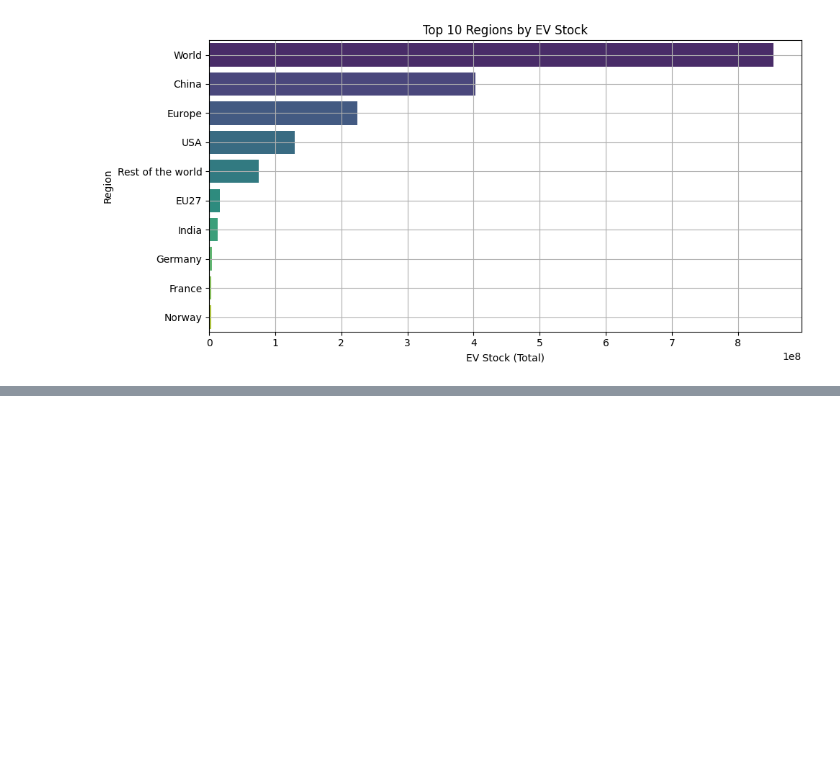
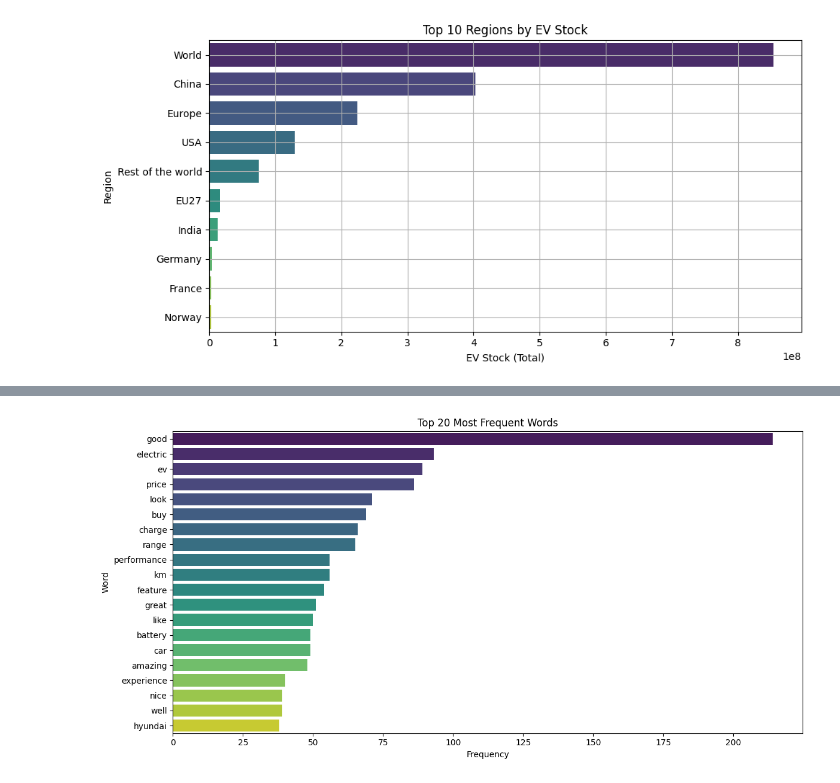
Before and after one commit to ChethasReddy/ev-sentiment-kpi-analysis, a Jupyter notebook: ev_analysis.ipynb, the cells around one changed output, grey strips where cells are left out. Saved outputs shown, nothing was run; the diff lists cells and outputs as text; code cells hidden in the pictures; blank space fills up the shorter version.

```diff
--- a/ev_analysis.ipynb
+++ b/ev_analysis.ipynb
@@ -149,0 +170,6 @@ Years: 2010 - 2024
+# %%
+from sklearn.preprocessing import LabelEncoder
+
+le = LabelEncoder()
+df_reviews["Model_Label"] = le.fit_transform(df_reviews["Model"])
+df_reviews.head()
@@ -149,0 +183,26 @@ Years: 2010 - 2024
+# %%
+from sklearn.feature_extraction.text import CountVectorizer
+from sklearn.decomposition import PCA
+
+df_reviews["cleaned_review"] = df_reviews["tokens"].apply(lambda tokens: " ".join(tokens))
+vectorizer = CountVectorizer(max_features=1000)
+X = vectorizer.fit_transform(df_reviews["cleaned_review"])
+y = df_reviews["Model_Label"]
+
+word_counts = X.toarray().sum(axis=0)
+vocab = vectorizer.get_feature_names_out()
+
+word_freq_df = pd.DataFrame({
+    "word": vocab,
+    "frequency": word_counts,
+}).sort_values(by="frequency", ascending=False).head(20)
+
+plt.figure(figsize=(12,6))
+sns.barplot(x="frequency", y="word", data=word_freq_df, hue='word', palette="viridis")
+plt.title("Top 20 Most Frequent Words")
+plt.xlabel("Frequency")
+plt.ylabel("Word")
+plt.tight_layout()
+plt.show()
+# %% [output]
+[figure, added]
```
Also changed, not shown: parts of 8 cells of this notebook.
